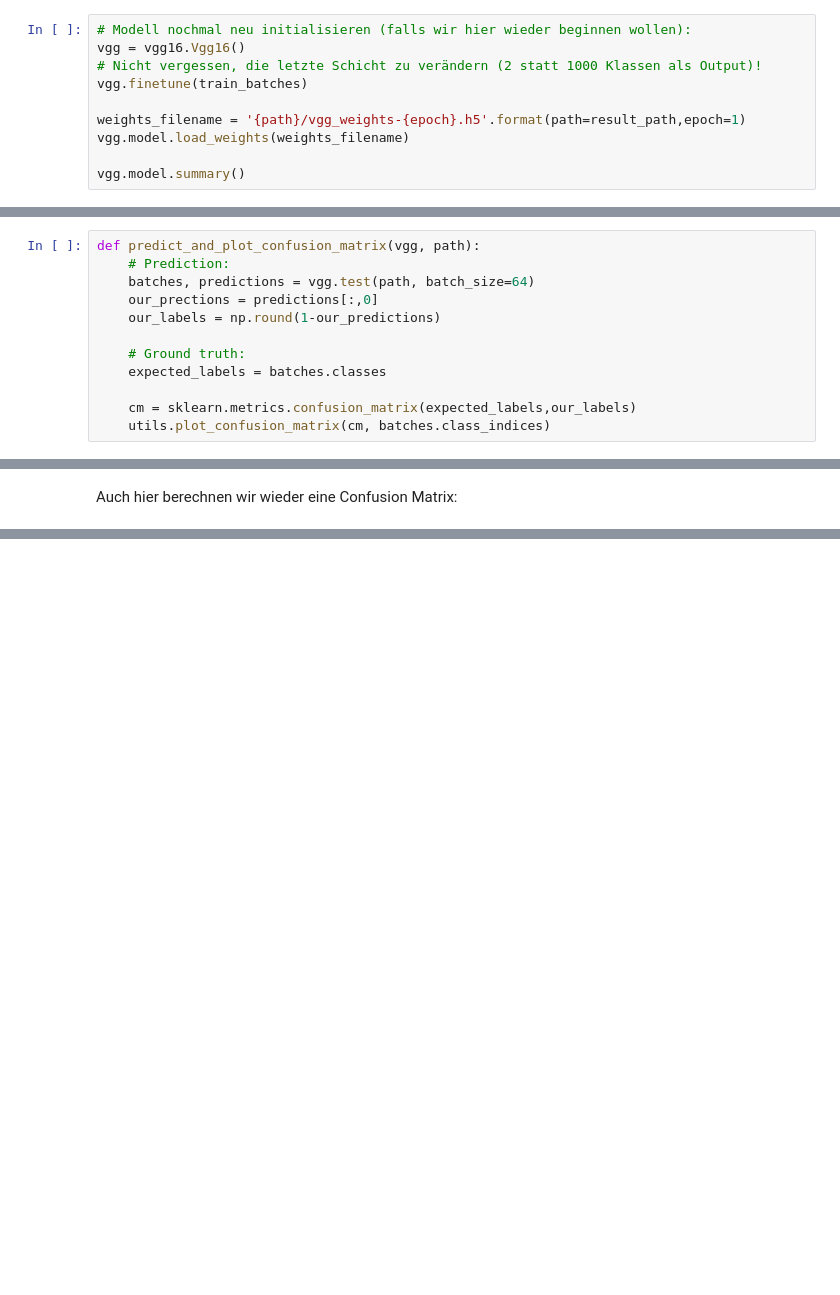
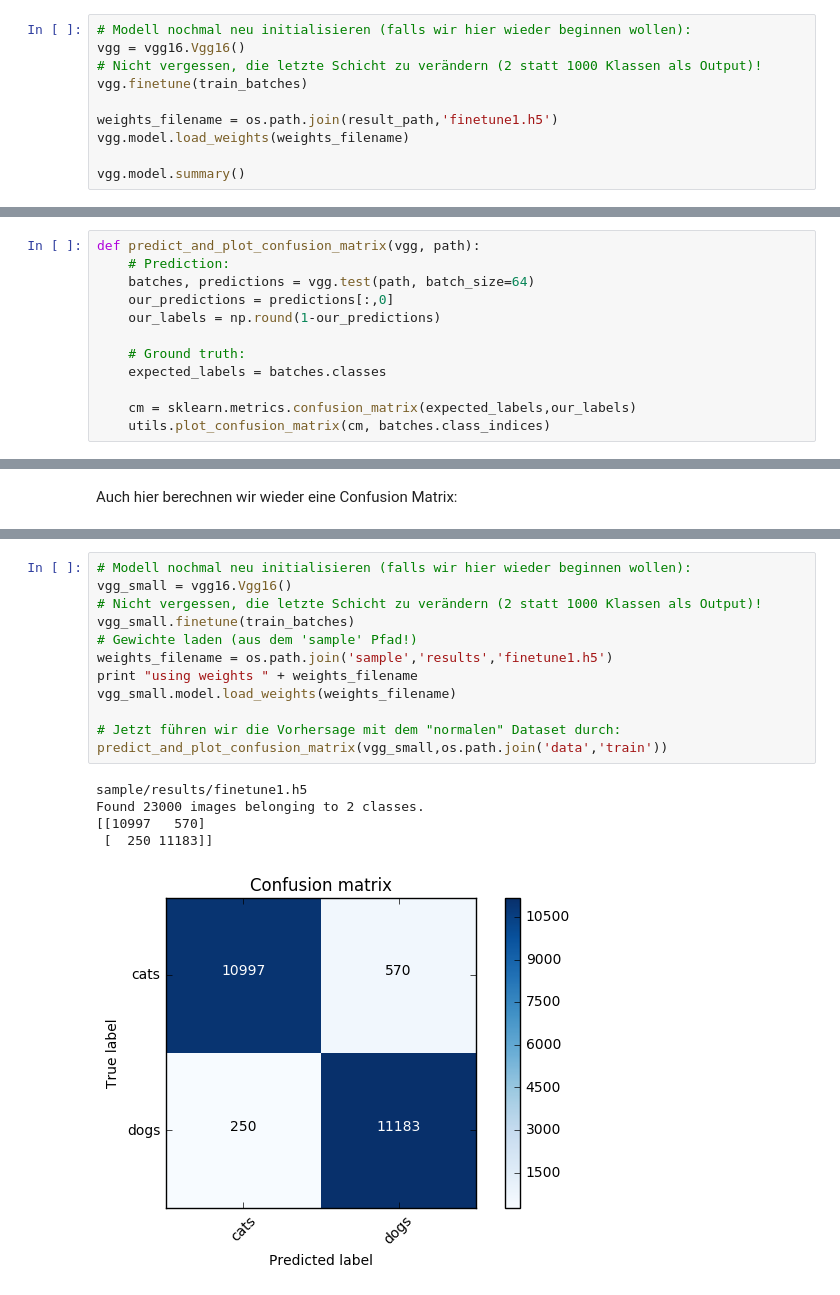
Before and after one commit to uma1966/dl-workshop, a Jupyter notebook: cats-vs-dogs.ipynb, the cells around one changed output, grey strips where cells are left out. Saved outputs shown, nothing was run; the diff lists cells and outputs as text; blank space fills up the shorter version.

Commit message:
Added Sample with few training images

```diff
--- a/cats-vs-dogs.ipynb
+++ b/cats-vs-dogs.ipynb
@@ -321,7 +322,7 @@ vgg = vgg16.Vgg16()
 # Nicht vergessen, die letzte Schicht zu verändern (2 statt 1000 Klassen als Output)!
 vgg.finetune(train_batches)
 
-weights_filename = '{path}/vgg_weights-{epoch}.h5'.format(path=result_path,epoch=1)
+weights_filename = os.path.join(result_path,'finetune1.h5')
 vgg.model.load_weights(weights_filename)
 
 vgg.model.summary()
@@ -385,7 +386,7 @@ Um das Modell zu beurteilen, machen wir wieder eine Vorhersage über ein klassif
 def predict_and_plot_confusion_matrix(vgg, path):
     # Prediction:
     batches, predictions = vgg.test(path, batch_size=64)
-    our_prections = predictions[:,0]
+    our_predictions = predictions[:,0]
     our_labels = np.round(1-our_predictions)
 
     # Ground truth:
@@ -432,0 +442,18 @@ Found 50 images belonging to 2 classes.
+# %%
+# Modell nochmal neu initialisieren (falls wir hier wieder beginnen wollen):
+vgg_small = vgg16.Vgg16()
+# Nicht vergessen, die letzte Schicht zu verändern (2 statt 1000 Klassen als Output)!
+vgg_small.finetune(train_batches)
+# Gewichte laden (aus dem 'sample' Pfad!)
+weights_filename = os.path.join('sample','results','finetune1.h5')
+print "using weights " + weights_filename
+vgg_small.model.load_weights(weights_filename)
+
+# Jetzt führen wir die Vorhersage mit dem "normalen" Dataset durch:
+predict_and_plot_confusion_matrix(vgg_small,os.path.join('data','train'))
+# %% [output]
+sample/results/finetune1.h5
+Found 23000 images belonging to 2 classes.
+[[10997   570]
+ [  250 11183]]
+[figure, added]
```
Also changed, not shown: parts of 18 cells of this notebook.
